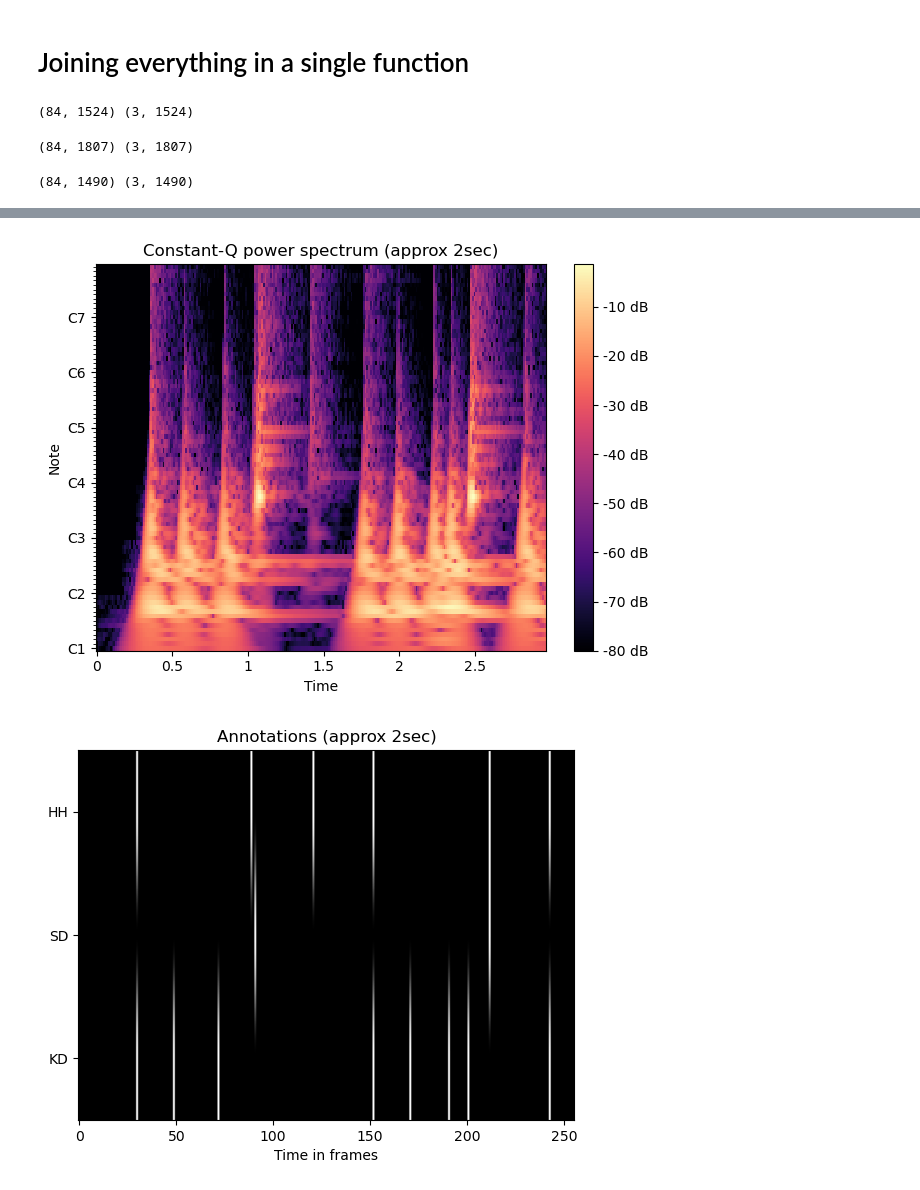
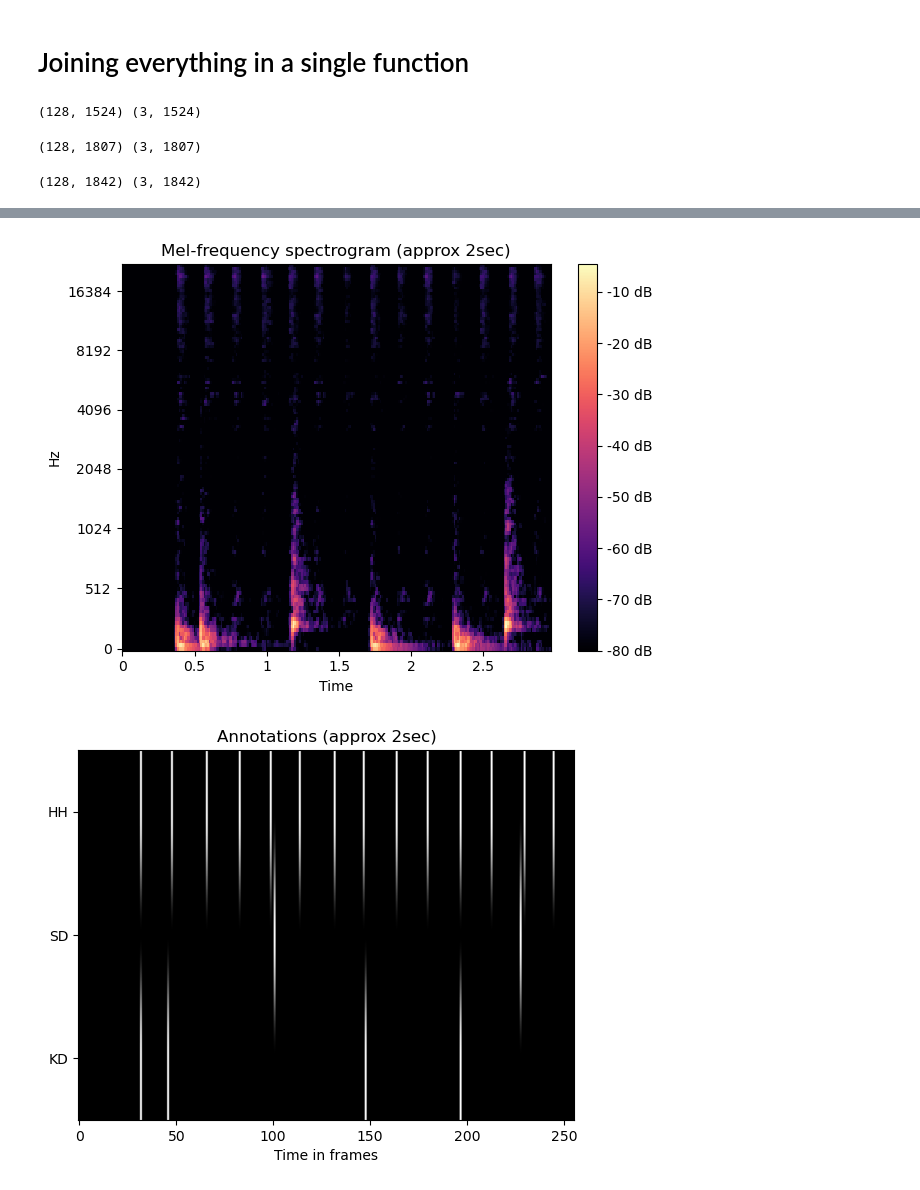
Before and after one commit to ThiagoPoppe/drum_transformers, a Jupyter notebook: data_processing.ipynb, the cells around one changed output, grey strips where cells are left out. Cells and saved outputs as stored; diff of their text form; code cells hidden in the pictures.

```diff
--- a/data_processing.ipynb
+++ b/data_processing.ipynb
@@ -28,8 +28,20 @@ librosa.display.waveshow(y=wave, sr=sr)
 <librosa.display.AdaptiveWaveplot at 0x...>
 [figure]
 # %%
-def calculate_spectrogram(y, sr):
+def calculate_stft(y):
+    spec = np.abs(librosa.stft(y=y))
+    spec = librosa.amplitude_to_db(spec, ref=np.max)
+
+    return spec
+
+def calculate_cqt(y, sr):
     spec = np.abs(librosa.cqt(y=y, sr=sr))
     spec = librosa.amplitude_to_db(spec, ref=np.max)
 
     return spec
+
+def calculate_melspectrogram(y, sr):
+    spec = np.abs(librosa.feature.melspectrogram(y=y, sr=sr))
+    spec = librosa.amplitude_to_db(spec, ref=np.max)
+
+    return spec
@@ -98,7 +130,7 @@ def create_feature_and_annotation(songname, sr):
         events = soup.find_all('event')
 
     wave, sr = librosa.load(audiofile, sr=sr)
-    spec = calculate_spectrogram(wave, sr)
+    spec = calculate_melspectrogram(wave, sr)
     annotation = create_annotation_matrix(events, sr, spec.shape[1])
 
     return spec, annotation
@@ -108,19 +140,19 @@ spec, annotation = create_feature_and_annotation(songname, sr=44100)
 
 print(spec.shape, annotation.shape)
 # %% [output]
-(84, 1524) (3, 1524)
+(128, 1524) (3, 1524)
 # %%
 songname = 'RealDrum01_12#MIX'
 spec, annotation = create_feature_and_annotation(songname, sr=44100)
 
 print(spec.shape, annotation.shape)
 # %% [output]
-(84, 1807) (3, 1807)
+(128, 1807) (3, 1807)
 # %%
-songname = 'WaveDrum01_03#MIX'
+songname = 'WaveDrum01_00#MIX'
 spec, annotation = create_feature_and_annotation(songname, sr=44100)
 
 print(spec.shape, annotation.shape)
 # %% [output]
-(84, 1490) (3, 1490)
+(128, 1842) (3, 1842)
 # %%
@@ -129,12 +161,12 @@ ipd.display(ipd.Audio(ospj(BASEPATH, f'audio/{songname}.wav'), rate=44100))
 [interactive output not drawn]
 # %%
 fig, ax = plt.subplots()
-img = librosa.display.specshow(spec[:, :256], sr=sr, x_axis='time', y_axis='cqt_note', ax=ax)
-ax.set_title('Constant-Q power spectrum (approx 2sec)')
+img = librosa.display.specshow(spec[:, :256], sr=sr, x_axis='time', y_axis='mel', ax=ax)
+ax.set_title('Mel-frequency spectrogram (approx 2sec)')
 fig.colorbar(img, ax=ax, format='%+2.0f dB')
 fig.tight_layout()
 # %% [output]
-[figure, old version]
+[figure, new version]
 # %%
 plt.title('Annotations (approx 2sec)')
 plt.imshow(annotation[:, :256], cmap='gray', aspect='auto')
@@ -142,4 +174,4 @@ plt.yticks([0, 1, 2], ['HH', 'SD', 'KD'])
 plt.xlabel('Time in frames')
 plt.show()
 # %% [output]
-[figure, old version]
+[figure, new version]
```
Also changed, not shown: parts of 6 cells of this notebook, 29 other files.
